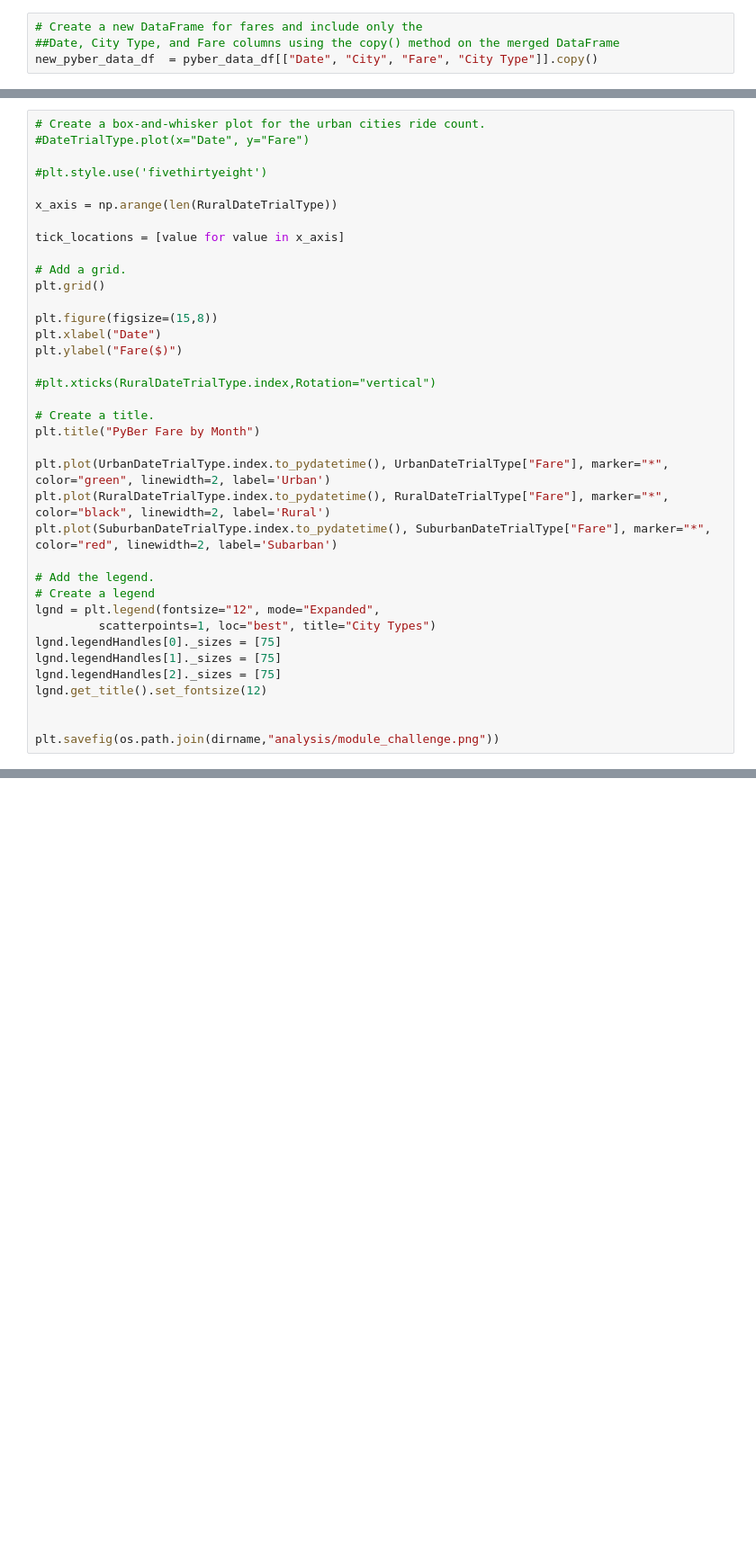
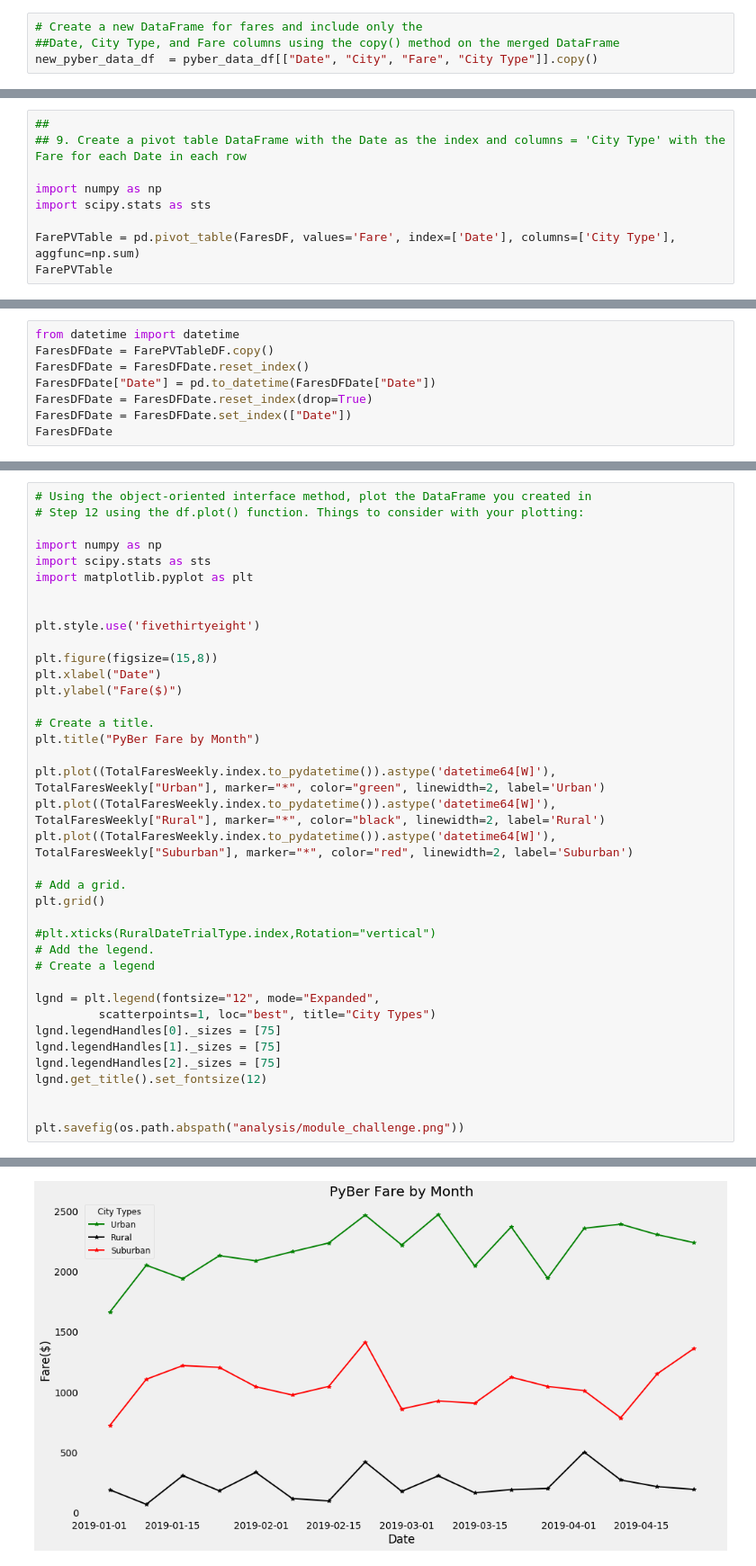
Before and after one commit to ebskii52/PyberAnalysis, a Jupyter notebook: PyBer_Challenge.ipynb, the cells around one changed output, grey strips where cells are left out. Shown at 90% size. Drawn from its saved outputs; the diff is of its cells as text; blank space fills up the shorter version.

Commit message:
MODULE 5 CHALLENGE

```diff
--- a/PyBer_Challenge.ipynb
+++ b/PyBer_Challenge.ipynb
@@ -67,0 +237,9 @@ DateTypes = new_pyber_data_df["Date"].tolist()
+# %%
+##
+## 9. Create a pivot table DataFrame with the Date as the index and columns = 'City Type' with the Fare for each Date in each row
+
+import numpy as np
+import scipy.stats as sts
+
+FarePVTable = pd.pivot_table(FaresDF, values='Fare', index=['Date'], columns=['City Type'], aggfunc=np.sum)
+FarePVTable
@@ -78,0 +283,8 @@ new_pyber_data_df.loc[(new_pyber_data_df["Date"] == '2019-01-01') | (new_pyber_d
+# %%
+from datetime import datetime
+FaresDFDate = FarePVTableDF.copy()
+FaresDFDate = FaresDFDate.reset_index()
+FaresDFDate["Date"] = pd.to_datetime(FaresDFDate["Date"])
+FaresDFDate = FaresDFDate.reset_index(drop=True)
+FaresDFDate = FaresDFDate.set_index(["Date"])
+FaresDFDate
@@ -98,31 +332,32 @@ SuburbanDateTrialType = SuburbanType.resample("W").sum()
 # %%
-# Create a box-and-whisker plot for the urban cities ride count.
-#DateTrialType.plot(x="Date", y="Fare")
+# Using the object-oriented interface method, plot the DataFrame you created in
+# Step 12 using the df.plot() function. Things to consider with your plotting:
 
-#plt.style.use('fivethirtyeight')
+import numpy as np
+import scipy.stats as sts
+import matplotlib.pyplot as plt
 
-x_axis = np.arange(len(RuralDateTrialType))
 
-tick_locations = [value for value in x_axis]
-
-# Add a grid.
-plt.grid()
+plt.style.use('fivethirtyeight')
 
 plt.figure(figsize=(15,8))
 plt.xlabel("Date")
 plt.ylabel("Fare($)")
 
-#plt.xticks(RuralDateTrialType.index,Rotation="vertical")
-
 # Create a title.
 plt.title("PyBer Fare by Month")
 
-plt.plot(UrbanDateTrialType.index.to_pydatetime(), UrbanDateTrialType["Fare"], marker="*", color="green", linewidth=2, label='Urban')
-plt.plot(RuralDateTrialType.index.to_pydatetime(), RuralDateTrialType["Fare"], marker="*", color="black", linewidth=2, label='Rural')
-plt.plot(SuburbanDateTrialType.index.to_pydatetime(), SuburbanDateTrialType["Fare"], marker="*", color="red", linewidth=2, label='Subarban')
+plt.plot((TotalFaresWeekly.index.to_pydatetime()).astype('datetime64[W]'), TotalFaresWeekly["Urban"], marker="*", color="green", linewidth=2, label='Urban')
+plt.plot((TotalFaresWeekly.index.to_pydatetime()).astype('datetime64[W]'), TotalFaresWeekly["Rural"], marker="*", color="black", linewidth=2, label='Rural')
+plt.plot((TotalFaresWeekly.index.to_pydatetime()).astype('datetime64[W]'), TotalFaresWeekly["Suburban"], marker="*", color="red", linewidth=2, label='Suburban')
 
+# Add a grid.
+plt.grid()
+
+#plt.xticks(RuralDateTrialType.index,Rotation="vertical")
 # Add the legend.
 # Create a legend
+
 lgnd = plt.legend(fontsize="12", mode="Expanded",
          scatterpoints=1, loc="best", title="City Types")
 lgnd.legendHandles[0]._sizes = [75]
@@ -131,4 +366,5 @@ lgnd.legendHandles[2]._sizes = [75]
 lgnd.get_title().set_fontsize(12)
 
 
-plt.savefig(os.path.join(dirname,"analysis/module_challenge.png"))
+plt.savefig(os.path.abspath("analysis/module_challenge.png"))
+# %% [output]
@@ -134,0 +375 @@ plt.savefig(os.path.join(dirname,"analysis/module_challenge.png"))
+[figure, added]
```
Also changed, not shown: parts of 28 cells of this notebook, 2 other files.
